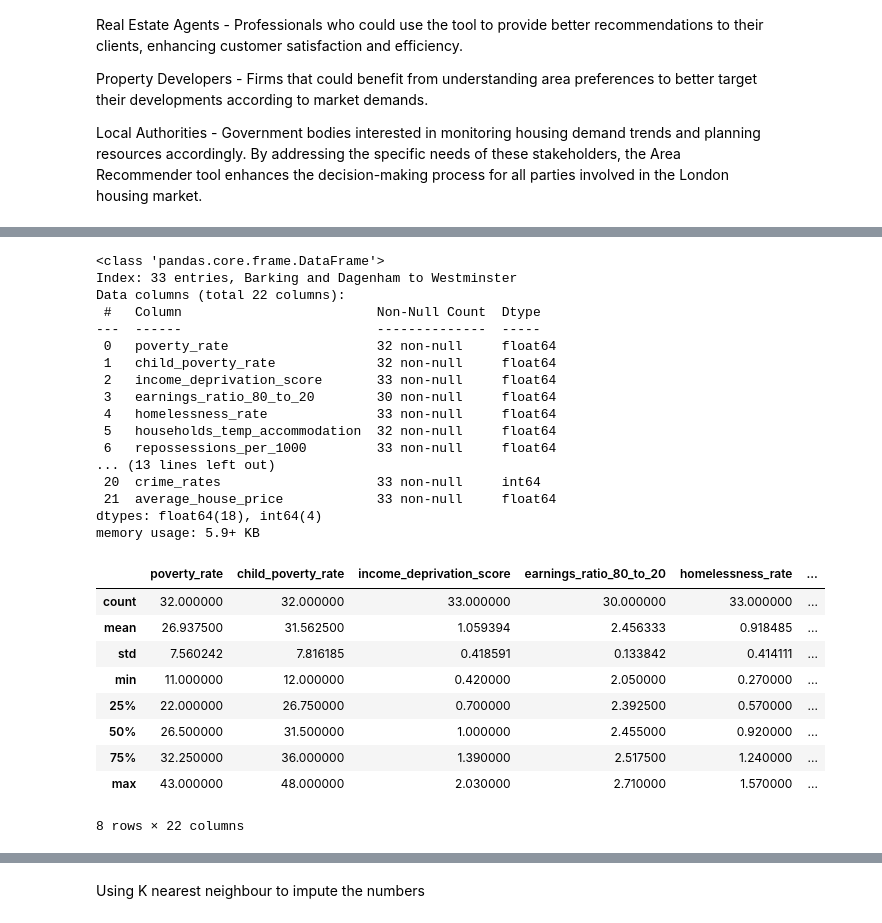
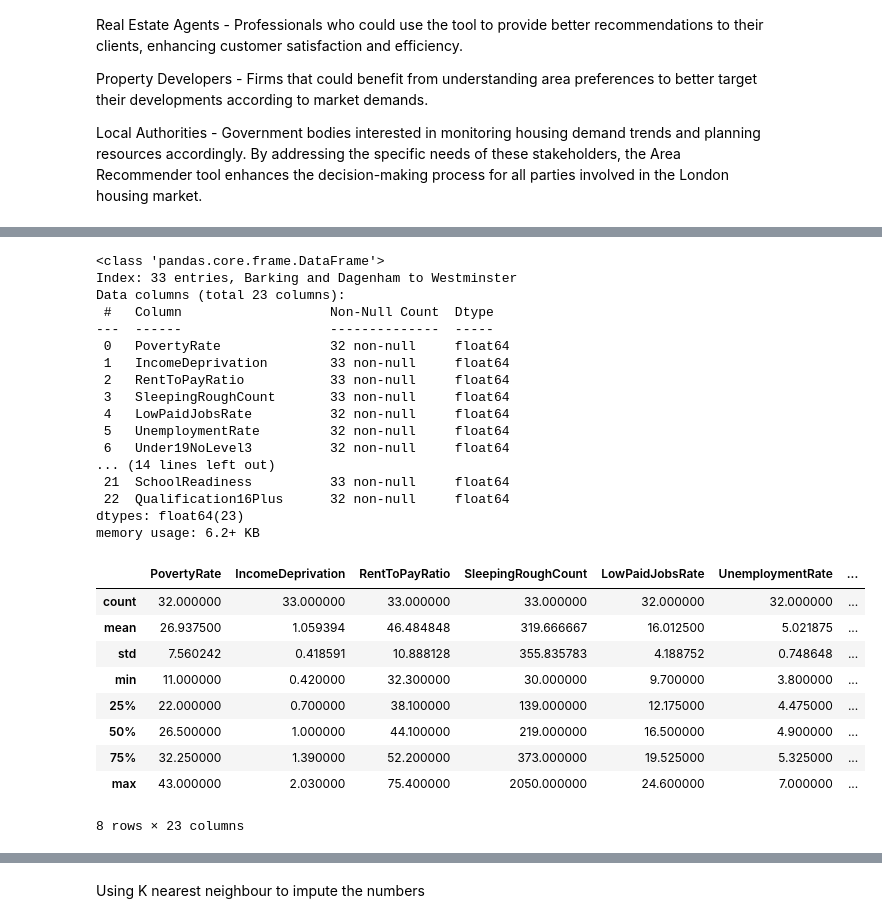
Before and after one commit to JReal10/London-Area-Recommender-System, a Jupyter notebook: Area Recommender.ipynb, the cells around one changed output, grey strips where cells are left out. Cells and saved outputs as stored; diff of their text form; code cells hidden in the pictures.

```diff
--- a/Area Recommender.ipynb
+++ b/Area Recommender.ipynb
@@ -108,8 +72,2 @@ crime_df
-# %%
-df = df.sort_values(by=['area'], ascending=True)
-house_df = house_df.sort_values(by = ['area'], ascending = True)
-crime_df = crime_df.sort_values(by = ['area'], ascending = True)
 # %%
-df.set_index('area', inplace=True)
-house_df.set_index('area', inplace=True)
-crime_df.set_index('area', inplace=True)
+df.set_index('Area', inplace=True)
@@ -199,36 +161,36 @@ df_merged.style.set_table_styles([dict(selector='th', props=[('text-align', 'cen
 # %%
-df_merged.info()
+df.info()
 # %% [output]
 <class 'pandas.core.frame.DataFrame'>
 Index: 33 entries, Barking and Dagenham to Westminster
-Data columns (total 22 columns):
- #   Column                         Non-Null Count  Dtype
----  ------                         --------------  -----
- 0   poverty_rate                   32 non-null     float64
- 1   child_poverty_rate             32 non-null     float64
- 2   income_deprivation_score       33 non-null     float64
- 3   earnings_ratio_80_to_20        30 non-null     float64
- 4   homelessness_rate              33 non-null     float64
- 5   households_temp_accommodation  32 non-null     float64
- 6   repossessions_per_1000         33 non-null     float64
-... (13 lines left out)
- 20  crime_rates                    33 non-null     int64
- 21  average_house_price            33 non-null     float64
-dtypes: float64(18), int64(4)
-memory usage: 5.9+ KB
+Data columns (total 23 columns):
+ #   Column                   Non-Null Count  Dtype
+---  ------                   --------------  -----
+ 0   PovertyRate              32 non-null     float64
+ 1   IncomeDeprivation        33 non-null     float64
+ 2   RentToPayRatio           33 non-null     float64
+ 3   SleepingRoughCount       33 non-null     float64
+ 4   LowPaidJobsRate          32 non-null     float64
+ 5   UnemploymentRate         32 non-null     float64
+ 6   Under19NoLevel3          32 non-null     float64
+... (14 lines left out)
+ 21  SchoolReadiness          33 non-null     float64
+ 22  Qualification16Plus      32 non-null     float64
+dtypes: float64(23)
+memory usage: 6.2+ KB
 # %%
-df_merged.describe()
+df.describe()
 # %% [output]
-|  | poverty_rate | child_poverty_rate | income_deprivation_score | earnings_ratio_80_to_20 | homelessness_rate | ... |
-| count | 32.000000 | 32.000000 | 33.000000 | 30.000000 | 33.000000 | ... |
-| mean | 26.937500 | 31.562500 | 1.059394 | 2.456333 | 0.918485 | ... |
-| std | 7.560242 | 7.816185 | 0.418591 | 0.133842 | 0.414111 | ... |
-| min | 11.000000 | 12.000000 | 0.420000 | 2.050000 | 0.270000 | ... |
-| 25% | 22.000000 | 26.750000 | 0.700000 | 2.392500 | 0.570000 | ... |
-| 50% | 26.500000 | 31.500000 | 1.000000 | 2.455000 | 0.920000 | ... |
-| 75% | 32.250000 | 36.000000 | 1.390000 | 2.517500 | 1.240000 | ... |
-| max | 43.000000 | 48.000000 | 2.030000 | 2.710000 | 1.570000 | ... |
+|  | PovertyRate | IncomeDeprivation | RentToPayRatio | SleepingRoughCount | LowPaidJobsRate | UnemploymentRate | ... |
+| count | 32.000000 | 33.000000 | 33.000000 | 33.000000 | 32.000000 | 32.000000 | ... |
+| mean | 26.937500 | 1.059394 | 46.484848 | 319.666667 | 16.012500 | 5.021875 | ... |
+| std | 7.560242 | 0.418591 | 10.888128 | 355.835783 | 4.188752 | 0.748648 | ... |
+| min | 11.000000 | 0.420000 | 32.300000 | 30.000000 | 9.700000 | 3.800000 | ... |
+| 25% | 22.000000 | 0.700000 | 38.100000 | 139.000000 | 12.175000 | 4.475000 | ... |
+| 50% | 26.500000 | 1.000000 | 44.100000 | 219.000000 | 16.500000 | 4.900000 | ... |
+| 75% | 32.250000 | 1.390000 | 52.200000 | 373.000000 | 19.525000 | 5.325000 | ... |
+| max | 43.000000 | 2.030000 | 75.400000 | 2050.000000 | 24.600000 | 7.000000 | ... |
-8 rows × 22 columns
+8 rows × 23 columns
 # %%
 #See for any missing values in the dataset
 print('Missing Value Presence in different columns of DataFrame are as follows : ')
```
Also changed, not shown: parts of 31 cells of this notebook.
